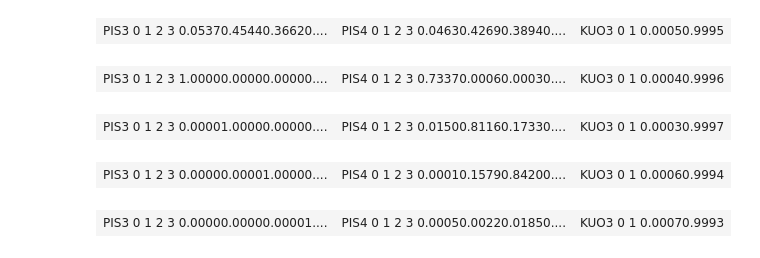
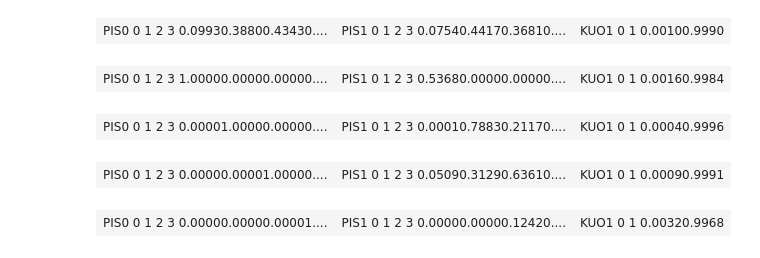
Before and after one commit to juropo/bayes-learning, a Jupyter notebook: ci-pure.ipynb, the cells around one changed output. Drawn from its saved outputs; the diff is of its cells as text; code cells hidden in the pictures.

```diff
--- a/ci-pure.ipynb
+++ b/ci-pure.ipynb
@@ -13,25 +13,22 @@ from cross_impact.model import cross_impacts_from_joint
 # The uncertainty factors, or dnb nodes
 factortuples = [
     # Ajattomat
-    ("HHA", 3, ()),  # 0
-    ("GER", 2, ()),  # 1
-    ("OMA", 2, ()),  # 2
+    ("GER", 2, ()),  # 0
+    ("OMA", 2, ()),  # 1
 
     # Nykyhetki
-    ("PIS0", 4, ()), # 3
-    ("PIH0", 5, (0,3,)), # 4
-    ("LYS0", 4, (3,4,)), # 5
-    ("LYH0", 7, (0,3,4,5,)), # 6
-    ("AST0", 3, (1,2,4,6,)), # 7
-    ("KUO0", 2, (3,4,5,6,)), # 8
+    ("PIS0", 4, ()), # 2
+    ("PIH0", 5, (2,)), # 3
+    ("LYS0", 4, (2,3,)), # 4
+    ("LYH0", 7, (2,3,4,)), # 5
 
     # Viive
-    ("PISt", 4, (3,4,5,6,)), # 9
-    ("PIHt", 5, (1,2,4,6,9,)), # 10
-    ("LYSt", 4, (1,2,5,6,9,10,)), # 11
-    ("LYHt", 7, (1,2,6,9,10,11,)), # 12
-    ("ASTt", 3, (10,12,)), # 13
-    ("KUOt", 2, (9,10,11,12,)), # 14
+    ("PISt", 4, (2,3,4,5,)), # 6
+    ("PIHt", 5, (0,1,3,5,6,)), # 7
+    ("LYSt", 4, (0,1,4,5,6,7,)), # 8
+    ("LYHt", 7, (0,1,5,6,7,8,)), # 9
+    ("ASTt", 3, (0,1,7,9,)), # 10
+    ("KUOt", 2, (6,7,8,9,)), # 11
 ]
 factors = [UncertaintyFactor(factor[0], factor[1], factor[2]) for factor in factortuples]
 desc = """
@@ -163,20 +374,21 @@ gdyn.showTimeSlices(bn)
 # %% [output]
 [drawing not drawn]
 # %%
-T = 10
+T = 2
 dbn = gdyn.unroll2TBN(bn, T)
 gdyn.showTimeSlices(dbn)
 # %% [output]
 [drawing not drawn]
 # %%
 ie = gum.LazyPropagation(dbn)
-gnb.sideBySide(ie.posterior("PIS3"), ie.posterior("PIS4"), ie.posterior("KUO3"))
+gnb.sideBySide(ie.posterior("PIS0"), ie.posterior("PIS1"), ie.posterior("KUO1"))
 for i in range(4):
-    ie.setEvidence({"PIS3": i})
-    gnb.sideBySide(ie.posterior("PIS3"), ie.posterior("PIS4"), ie.posterior("KUO3"))
+    ie.setEvidence({"PIS0": i})
+    ie.makeInference()
+    gnb.sideBySide(ie.posterior("PIS0"), ie.posterior("PIS1"), ie.posterior("KUO1"))
 # %% [output]
-| PIS3 0 1 2 3 0.05370.45440.36620.... | PIS4 0 1 2 3 0.04630.42690.38940.... | KUO3 0 1 0.00050.9995 |
+| PIS0 0 1 2 3 0.09930.38800.43430.... | PIS1 0 1 2 3 0.07540.44170.36810.... | KUO1 0 1 0.00100.9990 |
-| PIS3 0 1 2 3 1.00000.00000.00000.... | PIS4 0 1 2 3 0.73370.00060.00030.... | KUO3 0 1 0.00040.9996 |
+| PIS0 0 1 2 3 1.00000.00000.00000.... | PIS1 0 1 2 3 0.53680.00000.00000.... | KUO1 0 1 0.00160.9984 |
-| PIS3 0 1 2 3 0.00001.00000.00000.... | PIS4 0 1 2 3 0.01500.81160.17330.... | KUO3 0 1 0.00030.9997 |
+| PIS0 0 1 2 3 0.00001.00000.00000.... | PIS1 0 1 2 3 0.00010.78830.21170.... | KUO1 0 1 0.00040.9996 |
-| PIS3 0 1 2 3 0.00000.00001.00000.... | PIS4 0 1 2 3 0.00010.15790.84200.... | KUO3 0 1 0.00060.9994 |
+| PIS0 0 1 2 3 0.00000.00001.00000.... | PIS1 0 1 2 3 0.05090.31290.63610.... | KUO1 0 1 0.00090.9991 |
-| PIS3 0 1 2 3 0.00000.00000.00001.... | PIS4 0 1 2 3 0.00050.00220.01850.... | KUO3 0 1 0.00070.9993 |
+| PIS0 0 1 2 3 0.00000.00000.00001.... | PIS1 0 1 2 3 0.00000.00000.12420.... | KUO1 0 1 0.00320.9968 |
```
Also changed, not shown: parts of 2 cells of this notebook, 1 other file.
